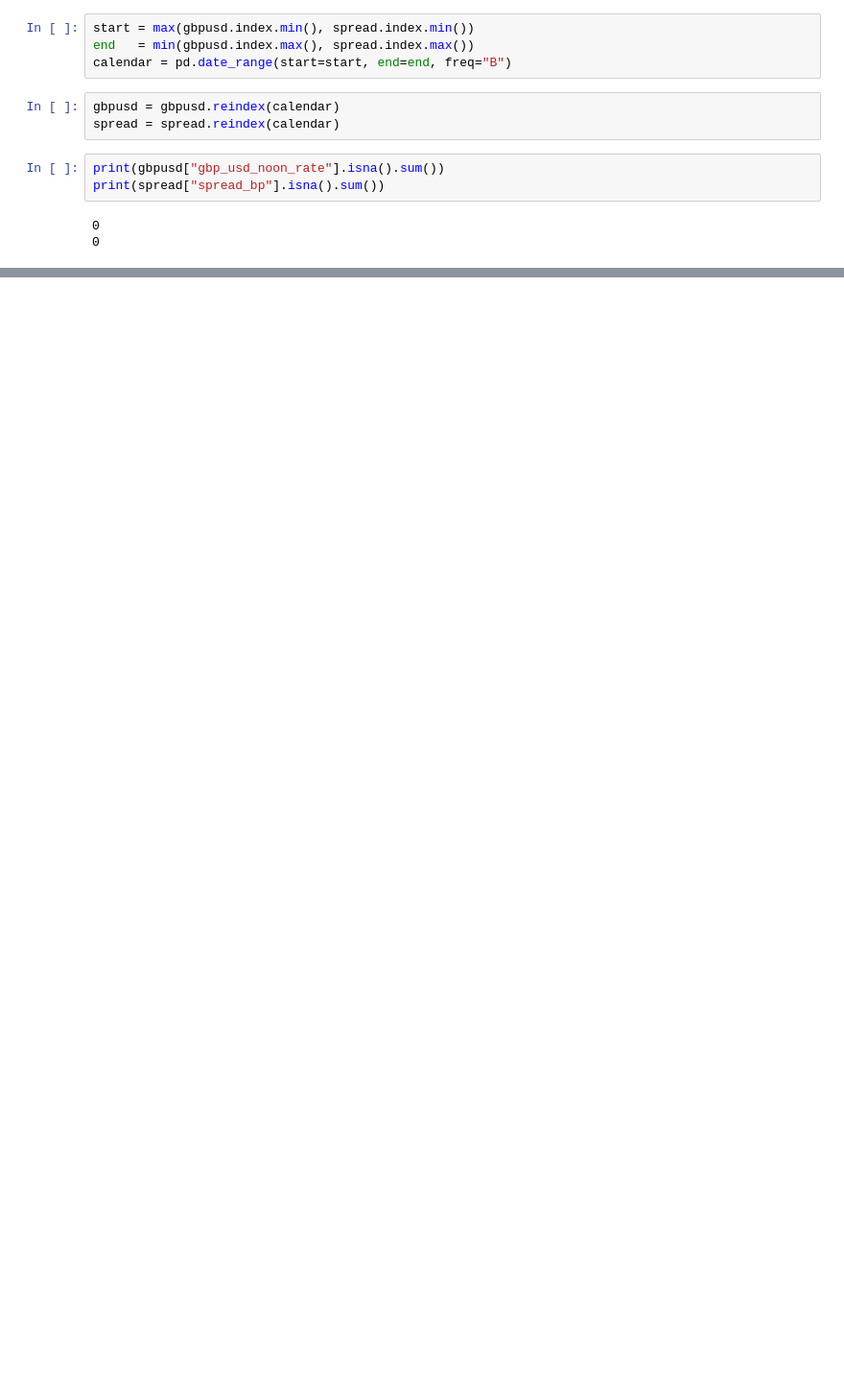
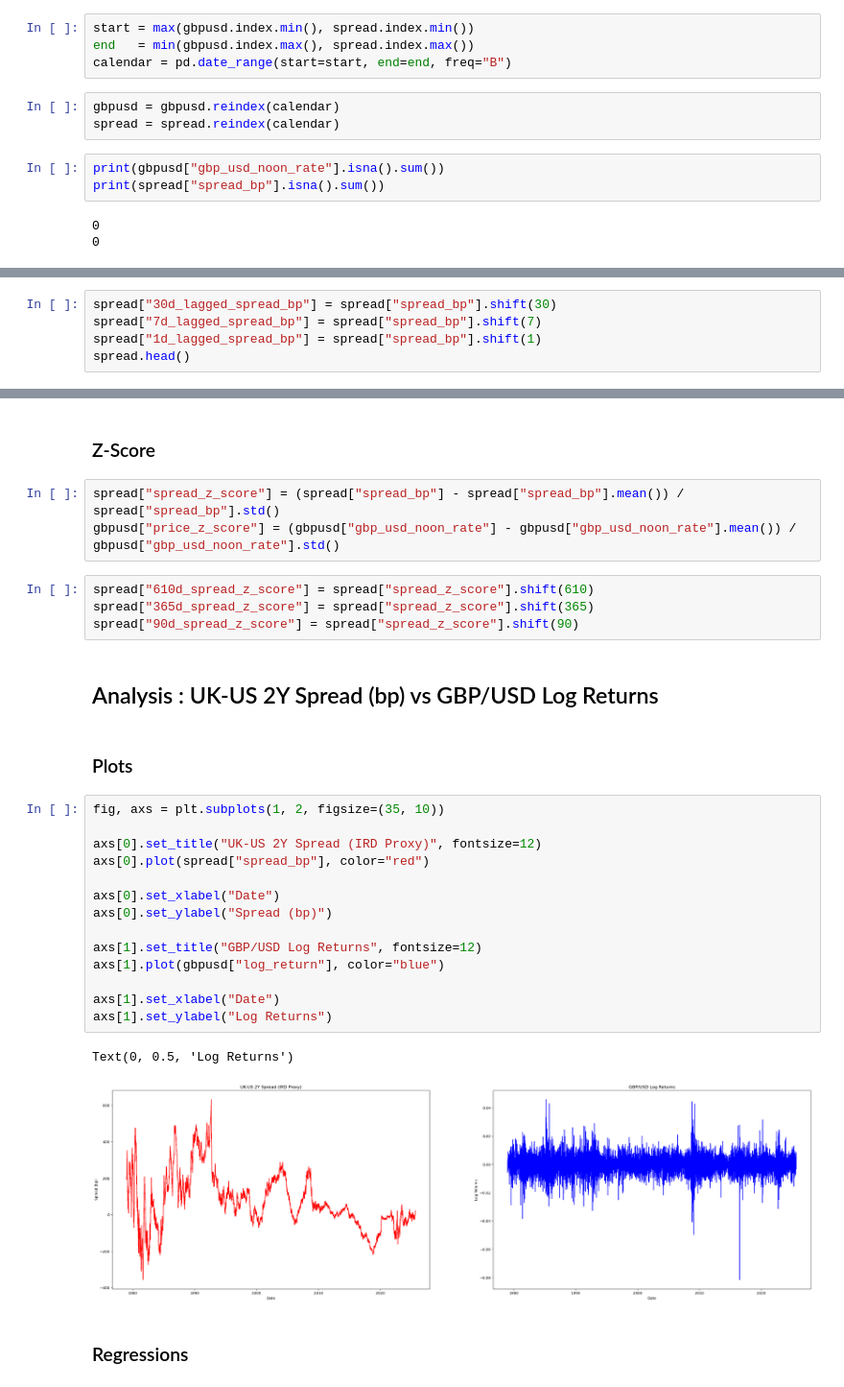
Before and after one commit to nifemiojo/gbpusd-yield-spreads-v1, a Jupyter notebook: notebooks/spread_gpbusd_analysis.ipynb, the cells around one changed output, grey strips where cells are left out. Shown at 96% size. Cells and saved outputs as stored; diff of their text form; blank space fills up the shorter version.

Commit message:
basic statistical analysis

```diff
--- a/notebooks/spread_gpbusd_analysis.ipynb
+++ b/notebooks/spread_gpbusd_analysis.ipynb
@@ -388,0 +74,5 @@ Use case: tests monotonicity and economic plausibility. For example: do higher s
+# %%
+spread["30d_lagged_spread_bp"] = spread["spread_bp"].shift(30)
+spread["7d_lagged_spread_bp"] = spread["spread_bp"].shift(7)
+spread["1d_lagged_spread_bp"] = spread["spread_bp"].shift(1)
+spread.head()
@@ -388,0 +86,32 @@ Use case: tests monotonicity and economic plausibility. For example: do higher s
+# %% [markdown]
+### Z-Score
+# %%
+spread["spread_z_score"] = (spread["spread_bp"] - spread["spread_bp"].mean()) / spread["spread_bp"].std()
+gbpusd["price_z_score"] = (gbpusd["gbp_usd_noon_rate"] - gbpusd["gbp_usd_noon_rate"].mean()) / gbpusd["gbp_usd_noon_rate"].std()
+# %%
+spread["610d_spread_z_score"] = spread["spread_z_score"].shift(610)
+spread["365d_spread_z_score"] = spread["spread_z_score"].shift(365)
+spread["90d_spread_z_score"] = spread["spread_z_score"].shift(90)
+# %% [markdown]
+## Analysis : UK-US 2Y Spread (bp) vs GBP/USD Log Returns
+# %% [markdown]
+### Plots
+# %%
+fig, axs = plt.subplots(1, 2, figsize=(35, 10))
+
+axs[0].set_title("UK-US 2Y Spread (IRD Proxy)", fontsize=12)
+axs[0].plot(spread["spread_bp"], color="red")
+
+axs[0].set_xlabel("Date")
+axs[0].set_ylabel("Spread (bp)")
+
+axs[1].set_title("GBP/USD Log Returns", fontsize=12)
+axs[1].plot(gbpusd["log_return"], color="blue")
+
+axs[1].set_xlabel("Date")
+axs[1].set_ylabel("Log Returns")
+# %% [output]
+Text(0, 0.5, 'Log Returns')
+[figure, added]
+# %% [markdown]
+### Regressions
```
Also changed, not shown: parts of 72 cells of this notebook, 2 other files.
